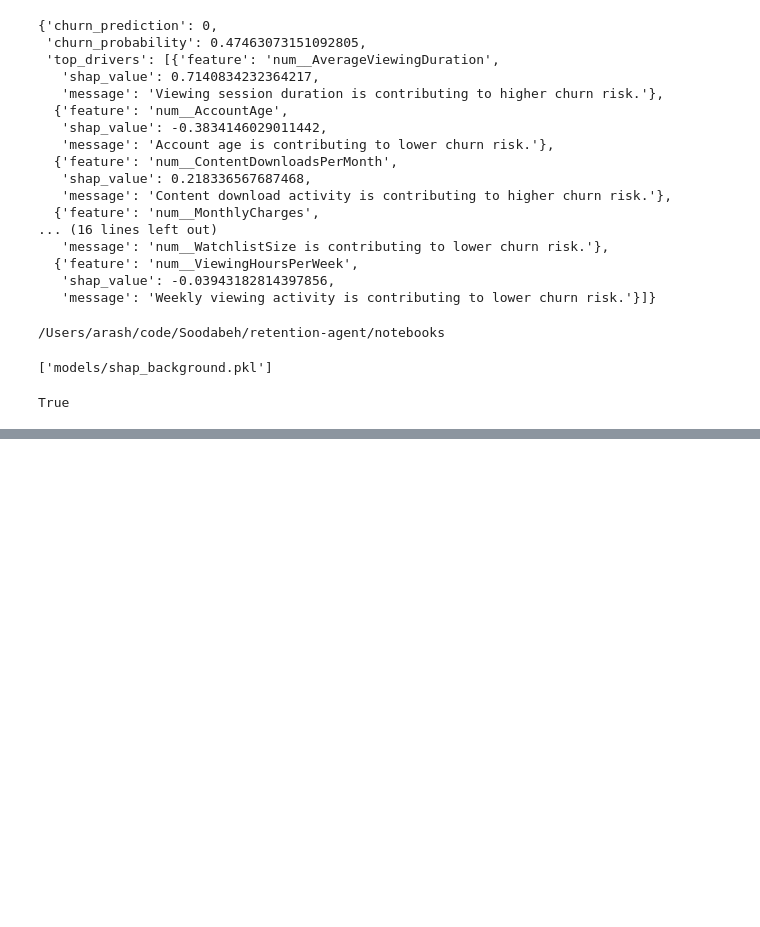
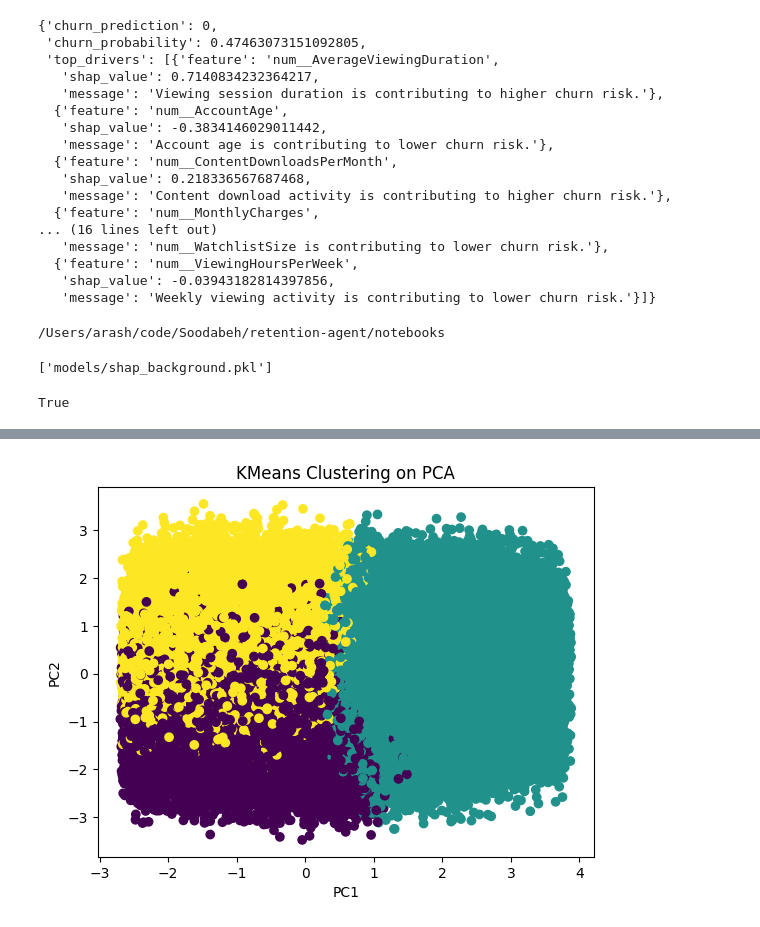
Before and after one commit to Soodabeh/retention-agent, a Jupyter notebook: notebooks/soodabeh-notebook.ipynb, the cells around one changed output, grey strips where cells are left out. Saved outputs shown, nothing was run; the diff lists cells and outputs as text; code cells hidden in the pictures; blank space fills up the shorter version.

```diff
--- a/notebooks/soodabeh-notebook.ipynb
+++ b/notebooks/soodabeh-notebook.ipynb
@@ -1168,0 +1315,11 @@ True
+# %%
+pca3 = PCA(n_components=3, random_state=42)
+
+X_pca3 = pca3.fit_transform(X_seg_transformed)
+
+X_pca3 = pd.DataFrame(
+    X_pca3,
+    columns=["PC1", "PC2", "PC3"]
+)
+
+X_pca3.head()
@@ -1168,0 +1333,8 @@ True
+# %%
+km = KMeans(n_clusters=3, random_state=42, n_init=10)
+
+km.fit(X_pca3)
+
+X_pca3["cluster"] = km.labels_
+
+X_pca3.head()
@@ -1168,0 +1348,13 @@ True
+# %%
+plt.scatter(
+    X_pca3["PC1"],
+    X_pca3["PC2"],
+    c=X_pca3["cluster"]
+)
+
+plt.xlabel("PC1")
+plt.ylabel("PC2")
+plt.title("KMeans Clustering on PCA")
+plt.show()
+# %% [output]
+[figure, added]
```
Also changed, not shown: parts of 39 cells of this notebook, 1 other file.
